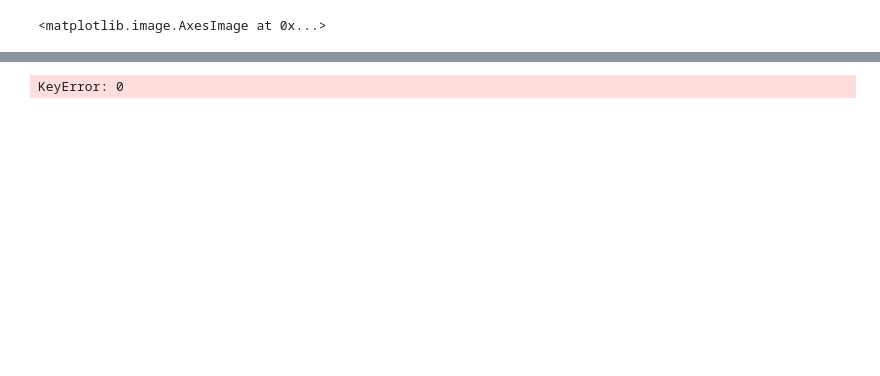
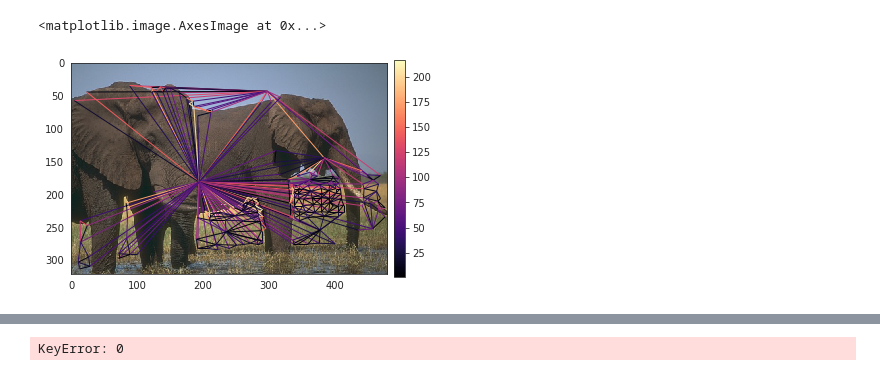
Before and after one commit to CVMethods/gabor_color_image_segmentation, a Jupyter notebook: jupyter-notebooks/chameleon_graph_segmentation.ipynb, the cells around one changed output, grey strips where cells are left out. Saved outputs shown, nothing was run; the diff lists cells and outputs as text; code cells hidden in the pictures; blank space fills up the shorter version.

```diff
--- a/jupyter-notebooks/chameleon_graph_segmentation.ipynb
+++ b/jupyter-notebooks/chameleon_graph_segmentation.ipynb
@@ -81,7 +82,7 @@ Number of edges: 7760
 gradients_dir = 'predicted_gradients'
 similarity_measure = 'OT'
 learning_method = 'SimpleSum'
-gabor_config = '6f_6a_3p_40p_0.70fb_30ab_0.90cpf_0.90cpa_3.0stds'
+gabor_config = '4f_6a_2p_25p_1.00fb_30ab_0.90cpf_0.90cpa_3.0stds'
 graph_slic = str(n_slic) + '_slic_' + graph_type + '_' + similarity_measure
 
 
@@ -252,18 +258,18 @@ plt.imshow(img)
 # plt.colorbar(lc, fraction=0.0355, pad=0.02)
 # plt.imshow(img)
 # %%
-# Generating after cut graph
+# Generating graph after the 1st cut
 graph_type = 'rag'
-# graph_raw = get_graph(img, regions_aftercut, graph_type)
 graph_mean_color = graph.rag_mean_color(img, regions_aftercut, mode='distance')
 
 lc = graph.show_rag(regions_aftercut, graph_mean_color, img, edge_width=1, img_cmap=None, border_color=None)
-# colbar_lim = (0, 1)
-# lc.set_clim(colbar_lim[0], colbar_lim[1])
+colbar_lim = (None, None)
+lc.set_clim(colbar_lim[0], colbar_lim[1])
 plt.colorbar(lc, fraction=0.0355, pad=0.02)
 plt.imshow(img)
 # %% [output]
 <matplotlib.image.AxesImage at 0x...>
+[figure, added]
 # %%
 def _weight_mean_color(graph, src, dst, n):
     """Callback to handle merging nodes by recomputing mean color.
```
Also changed, not shown: parts of 13 cells of this notebook, 1 other file.
